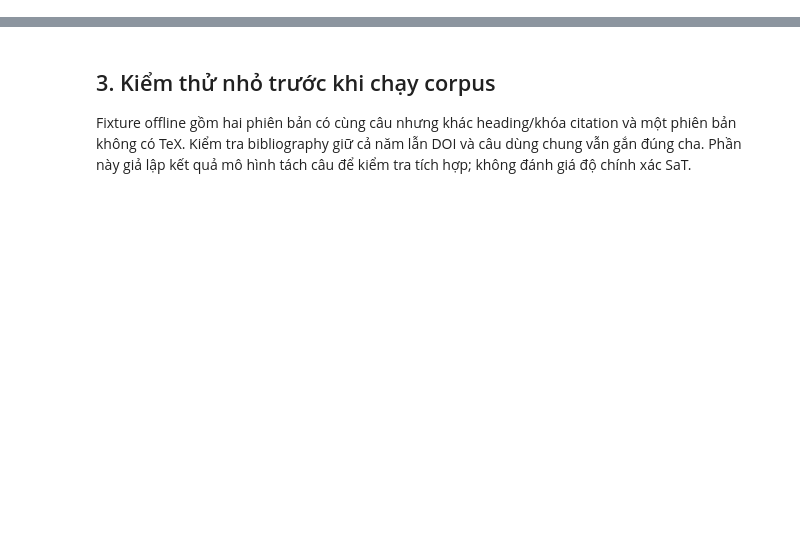
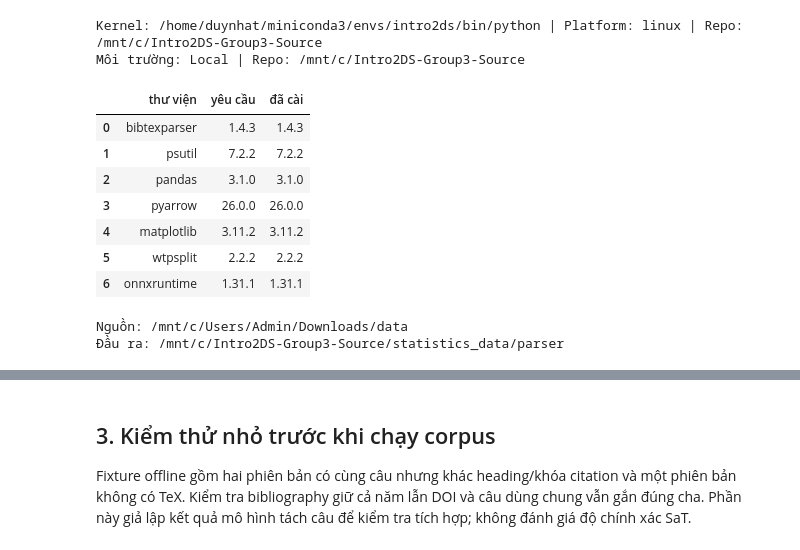
Before and after one commit to DuyNhat1705/Intro2DS-Group3-Source, a Jupyter notebook: src/parser.ipynb, the cells around one changed output, grey strips where cells are left out. Saved outputs shown, nothing was run; the diff lists cells and outputs as text; code cells hidden in the pictures; blank space fills up the shorter version.

```diff
--- a/src/parser.ipynb
+++ b/src/parser.ipynb
@@ -67,6 +70,23 @@ import importlib.metadata
 import os
 import subprocess
 import sys
+from pathlib import PureWindowsPath
+
+
+def resolve_config_path(value):
+    """Accept native paths and mounted Windows drive paths in a WSL kernel."""
+    text = str(value)
+    windows = PureWindowsPath(text)
+    if sys.platform != "win32" and windows.drive:
+        if len(windows.drive) != 2 or windows.drive[1] != ":" or not windows.root:
+            raise ValueError(f"Đường dẫn Windows cần drive tuyệt đối, ví dụ C:/folder: {text}")
+        mount = Path("/mnt") / windows.drive[0].lower()
+        if not mount.is_dir():
+            raise ValueError(
+                f"Kernel {sys.executable} ({sys.platform}) không truy cập được đường dẫn Windows {text}. "
+                "Trên Colab dùng đường dẫn /content hoặc Drive; trên WSL dùng drive đã mount tại /mnt/<drive>.")
+        return mount.joinpath(*windows.parts[1:]).resolve()
+    return Path(text).expanduser().resolve()
 
 try:
     import google.colab
@@ -75,7 +95,7 @@ except ImportError:
     IN_COLAB = False
 
 if REPO_DIR is not None:
-    REPO_ROOT = Path(REPO_DIR).expanduser().resolve()
+    REPO_ROOT = resolve_config_path(REPO_DIR)
 elif IN_COLAB:
     REPO_ROOT = Path("/content/Intro2DS-Group3-Source")
     if not REPO_ROOT.exists():
@@ -86,10 +106,19 @@ else:
     if REPO_ROOT is None:
         raise FileNotFoundError("Không tìm thấy repo. Hãy đặt REPO_DIR ở ô cấu hình.")
 
-required_files = ["parser_pipeline.py", "parser_reporting.py", "parser_parallel.py", "gather_clean_tex.py", "bibtex.py", "hierarchy.py"]
+# Accept the src directory itself, while keeping REPO_ROOT at the project root.
+if not (REPO_ROOT / "src" / "hierarchy.py").is_file() and (REPO_ROOT / "hierarchy.py").is_file():
+    REPO_ROOT = REPO_ROOT.parent
+print("Kernel:", sys.executable, "| Platform:", sys.platform, "| Repo:", REPO_ROOT)
+
+required_files = ["parser_pipeline.py", "parser_reporting.py", "parser_parallel.py", "gather_clean_tex.py", "bibtex.py", "hierarchy.py", "parser_storage.py"]
 missing_files = [name for name in required_files if not (REPO_ROOT / "src" / name).is_file()]
 if missing_files:
-    raise FileNotFoundError(f"Nhánh đang dùng thiếu module {missing_files}; cập nhật mã parser trước khi chạy.")
+    raise FileNotFoundError(
+        f"Không tìm thấy module {missing_files} trong {REPO_ROOT / 'src'}. "
+        f"Kernel: {sys.executable} ({sys.platform}). "
+        "REPO_DIR phải trỏ tới thư mục gốc repo chứa src; chạy lại ô CẤU HÌNH trước ô này. "
+        "Nếu đường dẫn đã đúng, cập nhật đủ các module parser.")
 if str(REPO_ROOT) not in sys.path:
     sys.path.insert(0, str(REPO_ROOT))
 
@@ -116,29 +145,43 @@ for requirement in requirements:
     if actual != expected:
         print(f"Lưu ý: {name}={actual}, khác bản tái lập {expected}.")
 print("Môi trường:", "Google Colab CPU" if IN_COLAB else "Local", "| Repo:", REPO_ROOT)
+# %% [output]
+Kernel: /home/duynhat/miniconda3/envs/intro2ds/bin/python | Platform: linux | Repo: /mnt/c/Intro2DS-Group3-Source
+Môi trường: Local | Repo: /mnt/c/Intro2DS-Group3-Source
 # %%
 if IN_COLAB and MOUNT_DRIVE:
     from google.colab import drive
     drive.mount("/content/drive")
 
 project_root = Path(DRIVE_PROJECT_DIR) if IN_COLAB and MOUNT_DRIVE else REPO_ROOT
-DATA_DIR = Path(DATA_DIR_OVERRIDE).expanduser().resolve() if DATA_DIR_OVERRIDE else project_root / "data"
-OUTPUT_DIR = Path(OUTPUT_DIR_OVERRIDE).expanduser().resolve() if OUTPUT_DIR_OVERRIDE else project_root / "statistics_data" / "parser"
+DATA_DIR = resolve_config_path(DATA_DIR_OVERRIDE) if DATA_DIR_OVERRIDE else project_root / "data"
+OUTPUT_DIR = resolve_config_path(OUTPUT_DIR_OVERRIDE) if OUTPUT_DIR_OVERRIDE else project_root / "statistics_data" / "parser"
 if not DATA_DIR.is_dir():
     raise FileNotFoundError(f"Không có thư mục dữ liệu {DATA_DIR}. Kiểm tra Drive hoặc DATA_DIR_OVERRIDE.")
 if OUTPUT_DIR.resolve() == DATA_DIR.resolve():
     raise ValueError("OUTPUT_DIR phải khác DATA_DIR để tách output parser khỏi nguồn scraper.")
 
 import json
 import pandas as pd
 import pyarrow.parquet as pq
 from IPython.display import display
 from src.parser_pipeline import discover_publications, parse_publication
 from src.parser_reporting import run_parser
 
 display(pd.DataFrame(dependency_rows))
 print("Nguồn:", DATA_DIR)
 print("Đầu ra:", OUTPUT_DIR)
+# %% [output]
+|  | thư viện | yêu cầu | đã cài |
+| 0 | bibtexparser | 1.4.3 | 1.4.3 |
+| 1 | psutil | 7.2.2 | 7.2.2 |
+| 2 | pandas | 3.1.0 | 3.1.0 |
+| 3 | pyarrow | 26.0.0 | 26.0.0 |
+| 4 | matplotlib | 3.11.2 | 3.11.2 |
+| 5 | wtpsplit | 2.2.2 | 2.2.2 |
+| 6 | onnxruntime | 1.31.1 | 1.31.1 |
+Nguồn: /mnt/c/Users/Admin/Downloads/data
+Đầu ra: /mnt/c/Intro2DS-Group3-Source/statistics_data/parser
 # %% [markdown]
 ## 2. Chọn phạm vi và kiểm tra đầu vào
 
```
Also changed, not shown: parts of 13 cells of this notebook, 8 other files.
